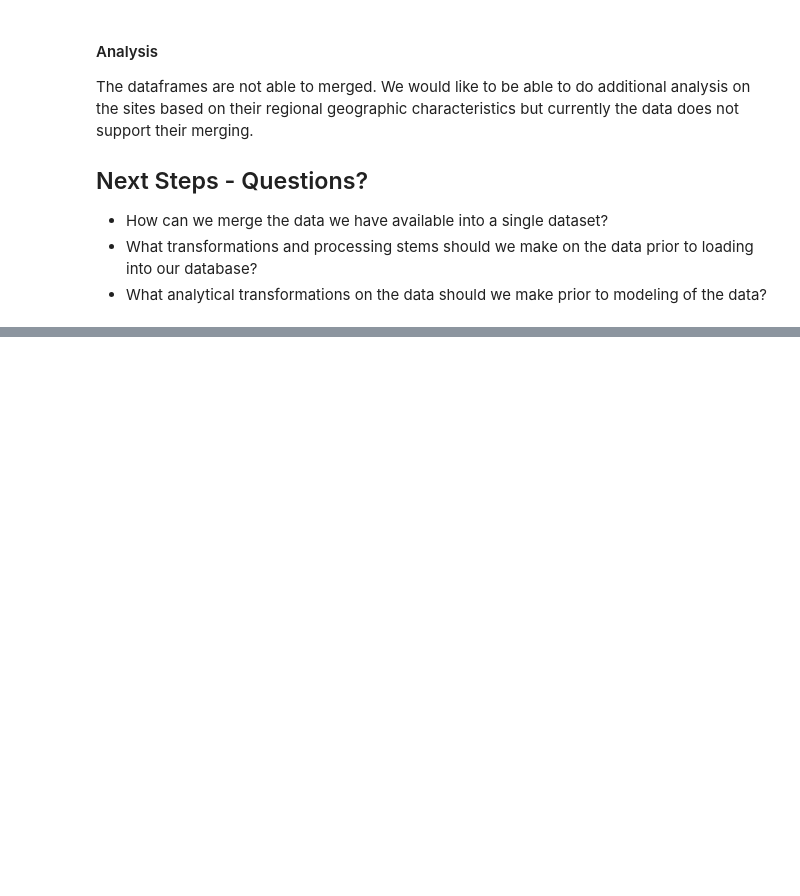
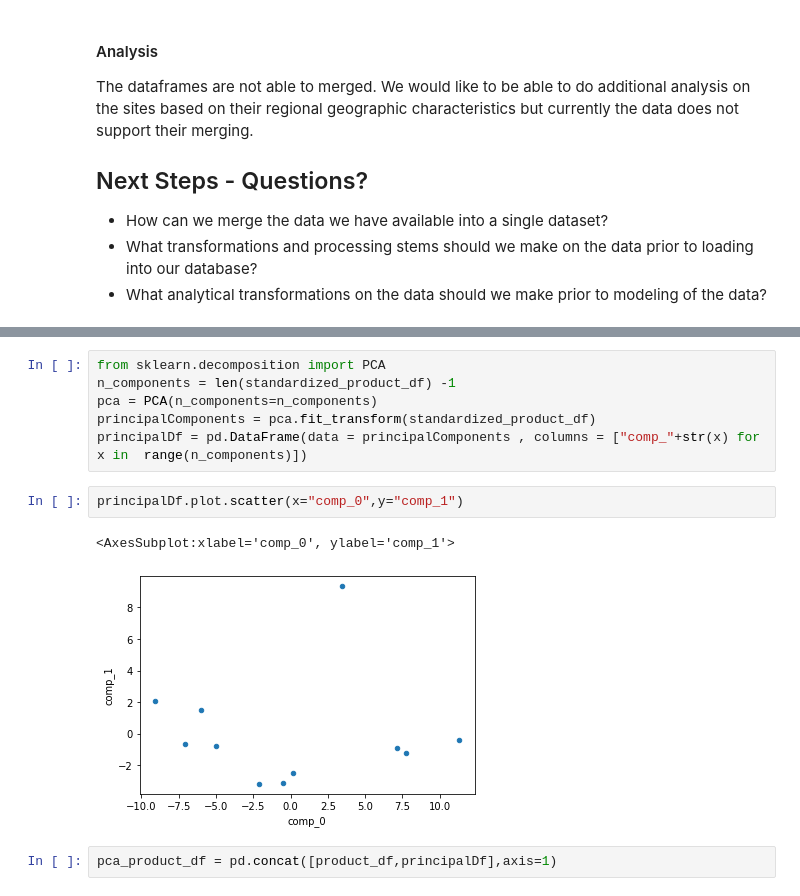
Before and after one commit to Ayiti-Analytics/usaid_foecasting_challenge, a Jupyter notebook: Create Analytical Dataset.ipynb, the cells around one changed output, grey strips where cells are left out. Cells and saved outputs as stored; diff of their text form; blank space fills up the shorter version.

```diff
--- a/Create Analytical Dataset.ipynb
+++ b/Create Analytical Dataset.ipynb
@@ -406,0 +550,13 @@ Automatically created module for IPython interactive environment
+# %%
+from sklearn.decomposition import PCA
+n_components = len(standardized_product_df) -1
+pca = PCA(n_components=n_components)
+principalComponents = pca.fit_transform(standardized_product_df)
+principalDf = pd.DataFrame(data = principalComponents , columns = ["comp_"+str(x) for x in  range(n_components)])
+# %%
+principalDf.plot.scatter(x="comp_0",y="comp_1")
+# %% [output]
+<AxesSubplot:xlabel='comp_0', ylabel='comp_1'>
+[figure, added]
+# %%
+pca_product_df = pd.concat([product_df,principalDf],axis=1)
```
Also changed, not shown: parts of 36 cells of this notebook.
